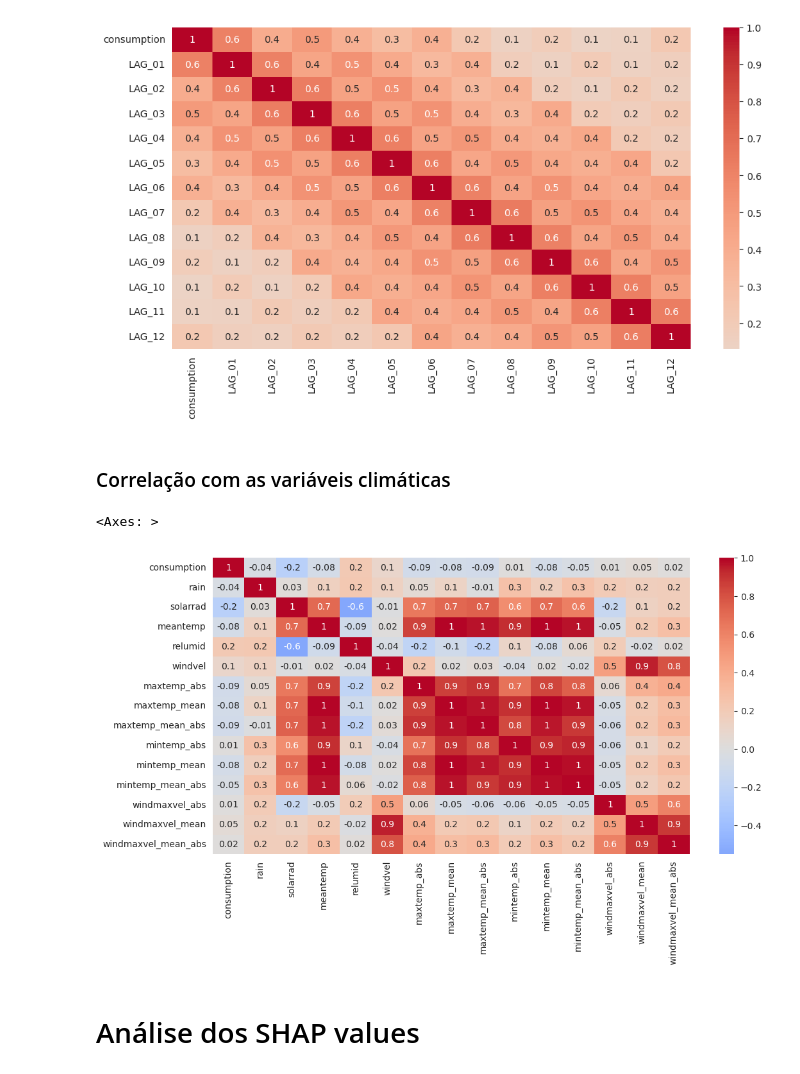
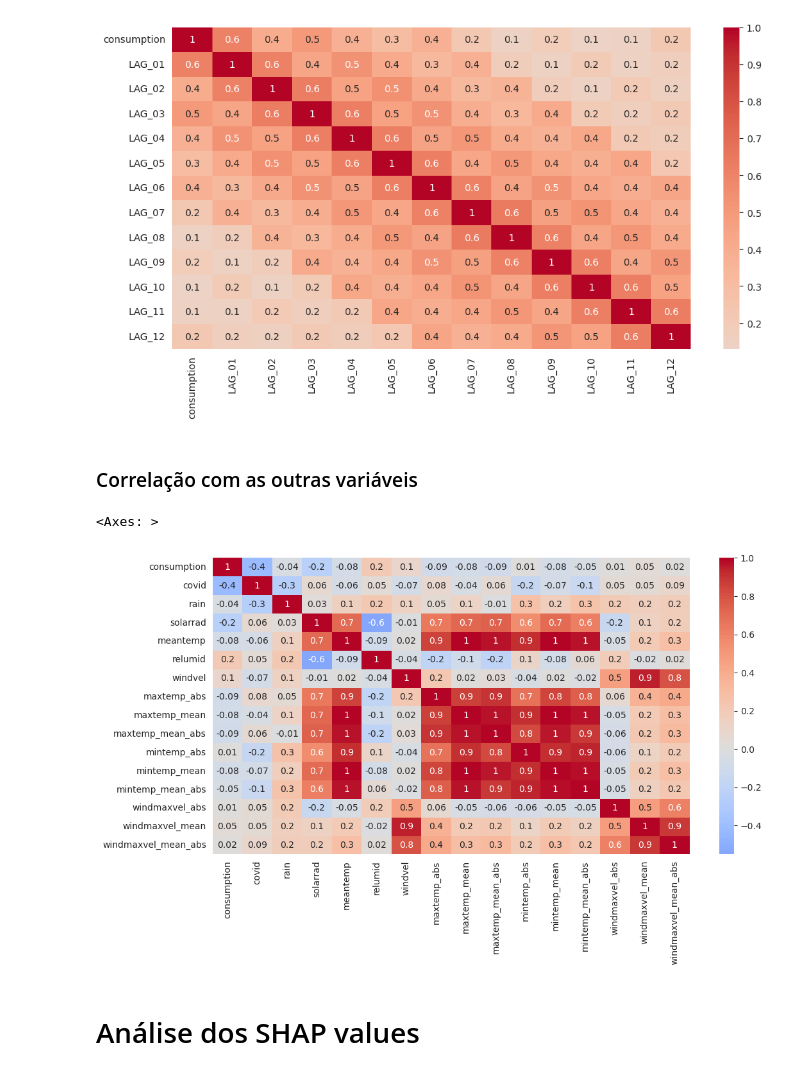
Before and after one commit to eduardoalba0/ifpr_electricity_ml, a Jupyter notebook: DataPreparation.ipynb, the cells around one changed output. Drawn from its saved outputs; the diff is of its cells as text; code cells hidden in the pictures.

```diff
--- a/DataPreparation.ipynb
+++ b/DataPreparation.ipynb
@@ -41,8 +33,8 @@ To enable the following instructions: SSE4.1 SSE4.2 AVX AVX2 FMA, in other opera
 # %% [markdown]
 # Load Datasets
 # %%
-df_electricity = pd.read_csv('dataset/electricity.csv', sep=";", decimal=".", header=0)
-df_climatic = pd.read_csv('dataset/climatic.csv', sep=";", decimal=".", header=0)
+df_electricity = pd.read_csv('dataset/electricity.csv', sep=";", decimal=",", header=0)
+df_climatic = pd.read_csv('dataset/climatic.csv', sep=";", decimal=",", header=0)
 
 df_electricity["date"] = pd.to_datetime(df_electricity["date"], format="%d/%m/%Y")
 df_climatic["date"] = pd.to_datetime(df_climatic["date"], format="%d/%m/%Y")
@@ -83,7 +75,7 @@ for lag_col in ["consumption"]:
 # %% [markdown]
 ## União dos dados climáticos aos dados de consumption
 # %%
-df_electricity = pd.merge(left=df_electricity, right=df_climatic, on=["date", "month", "year"], how="left")
+df_electricity = pd.merge(left=df_electricity, right=df_climatic, on=["date", "month", "year"], how="left").sort_index()
 df_electricity = df_electricity.drop("date_measure", axis=1)
 # %% [markdown]
 ## Criação das variáveis Dummy (mês e ano)
@@ -140,25 +132,23 @@ sns.heatmap(corr_matrix,
 <Axes: >
 [figure]
 # %% [markdown]
-### Correlação com as variáveis climáticas
+### Correlação com as outras variáveis
 # %%
 corr_matrix = df_electricity.drop(df_electricity.to_pandas().filter(like="LAG_").columns,
                                   axis=1).drop(df_electricity.to_pandas().filter(like="month_").columns,
                                                axis=1).drop(df_electricity.to_pandas().filter(like="year_").columns,
-                                                            axis=1).drop(
-    df_electricity.to_pandas().filter(like="covid").columns,
-    axis=1).dropna().to_pandas().corr(numeric_only=True)
+                                                            axis=1).dropna().to_pandas().corr(numeric_only=True)
 
 fig, ax = plt.subplots(figsize=(12, 6))
 sns.heatmap(corr_matrix,
             cmap="coolwarm",
             center=0,
             annot=True,
             fmt='.1g',
             ax=ax)
 # %% [output]
 <Axes: >
-[figure, old version]
+[figure, new version]
 # %% [markdown]
 # Análise dos SHAP values
 # %% [markdown]
```
Also changed, not shown: parts of 7 cells of this notebook, 3 other files.
